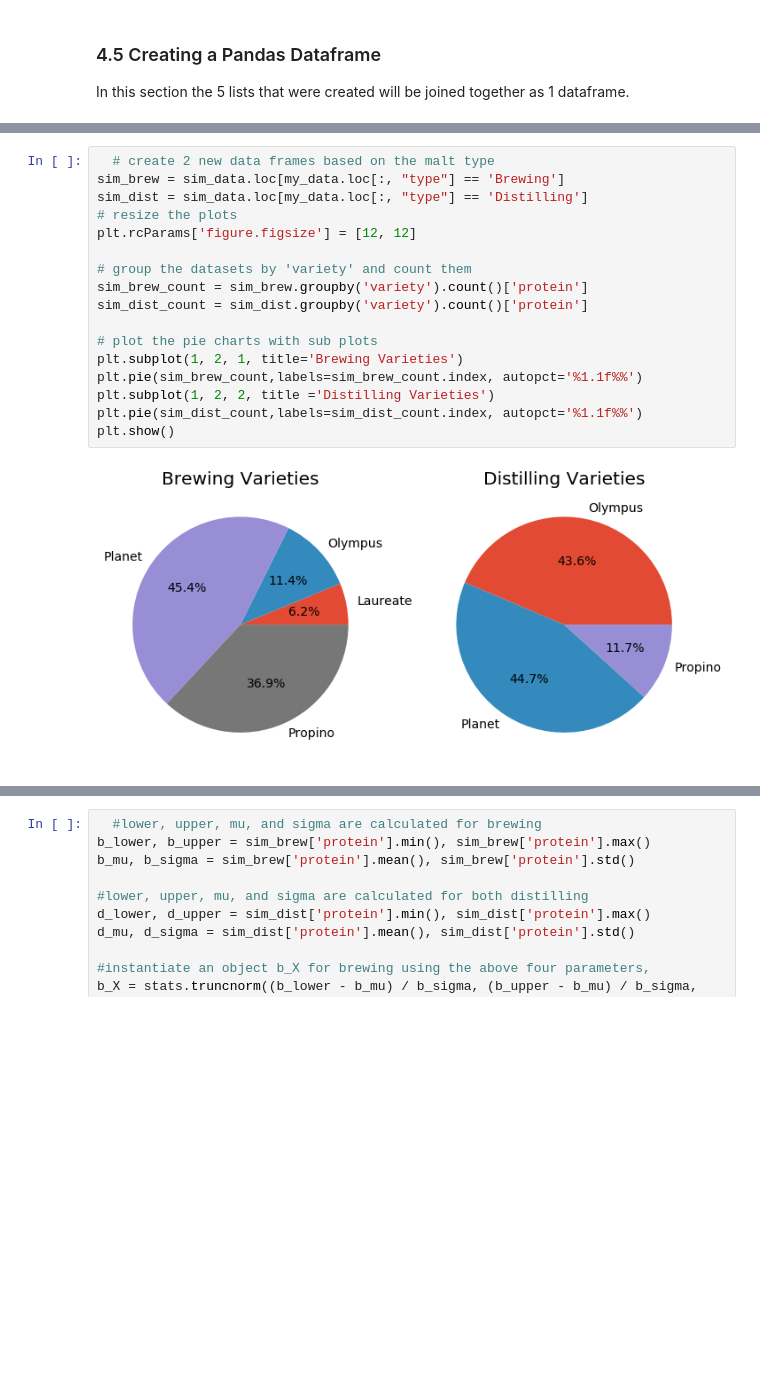
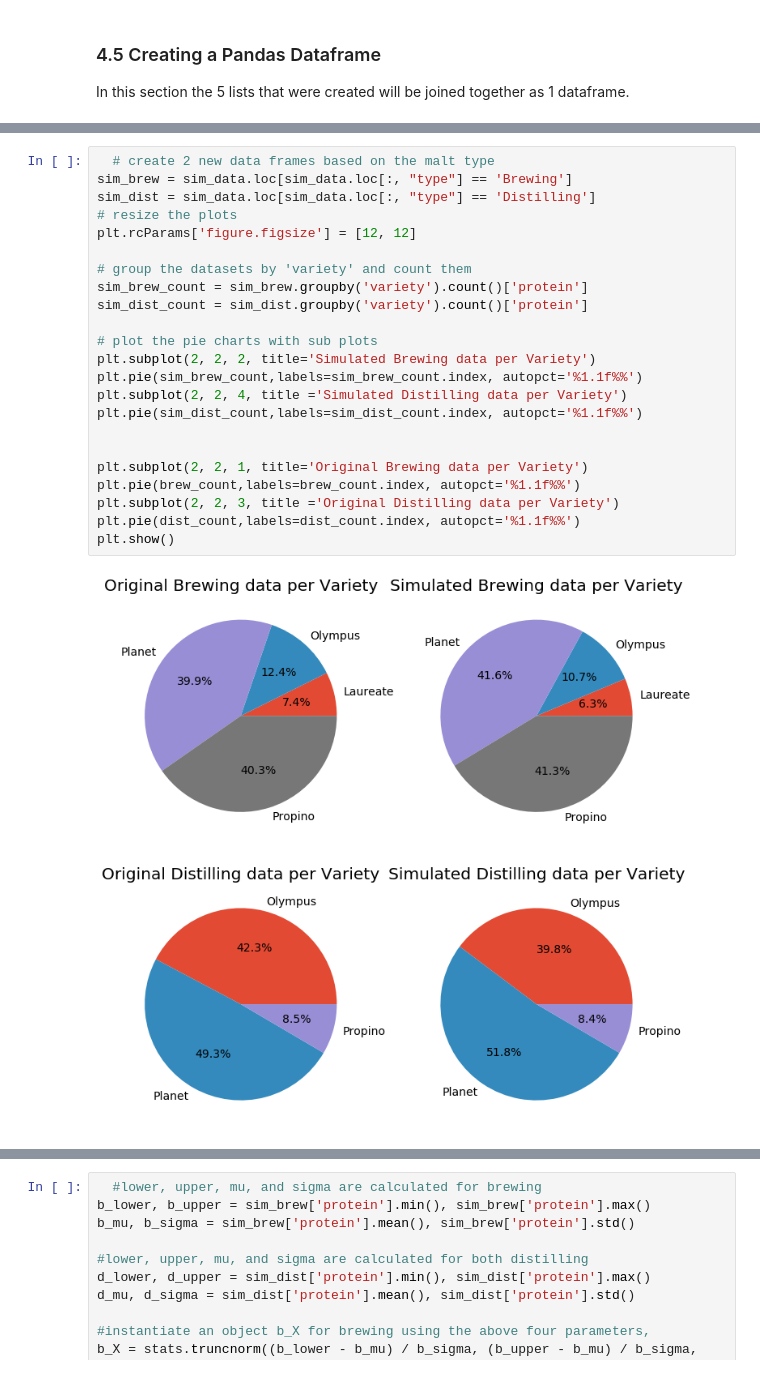
Before and after one commit to shkyler/gmit-pfda-project, a Jupyter notebook: datasimulation.ipynb, the cells around one changed output, grey strips where cells are left out. Saved outputs shown, nothing was run; the diff lists cells and outputs as text; blank space fills up the shorter version.

```diff
--- a/datasimulation.ipynb
+++ b/datasimulation.ipynb
@@ -499,19 +531,25 @@ Text(0.5, 1.0, 'Production Split Between Brewing and Distilling')
 # %%
   # create 2 new data frames based on the malt type
-sim_brew = sim_data.loc[my_data.loc[:, "type"] == 'Brewing']
-sim_dist = sim_data.loc[my_data.loc[:, "type"] == 'Distilling']
+sim_brew = sim_data.loc[sim_data.loc[:, "type"] == 'Brewing']
+sim_dist = sim_data.loc[sim_data.loc[:, "type"] == 'Distilling']
 # resize the plots
 plt.rcParams['figure.figsize'] = [12, 12]
 
 # group the datasets by 'variety' and count them
 sim_brew_count = sim_brew.groupby('variety').count()['protein']
 sim_dist_count = sim_dist.groupby('variety').count()['protein']
 
 # plot the pie charts with sub plots
-plt.subplot(1, 2, 1, title='Brewing Varieties')
+plt.subplot(2, 2, 2, title='Simulated Brewing data per Variety')
 plt.pie(sim_brew_count,labels=sim_brew_count.index, autopct='%1.1f%%')
-plt.subplot(1, 2, 2, title ='Distilling Varieties')
+plt.subplot(2, 2, 4, title ='Simulated Distilling data per Variety')
 plt.pie(sim_dist_count,labels=sim_dist_count.index, autopct='%1.1f%%')
+
+
+plt.subplot(2, 2, 1, title='Original Brewing data per Variety')
+plt.pie(brew_count,labels=brew_count.index, autopct='%1.1f%%')
+plt.subplot(2, 2, 3, title ='Original Distilling data per Variety')
+plt.pie(dist_count,labels=dist_count.index, autopct='%1.1f%%')
 plt.show()
 # %% [output]
-[figure, old version]
+[figure, new version]
```
Also changed, not shown: parts of 13 cells of this notebook.
